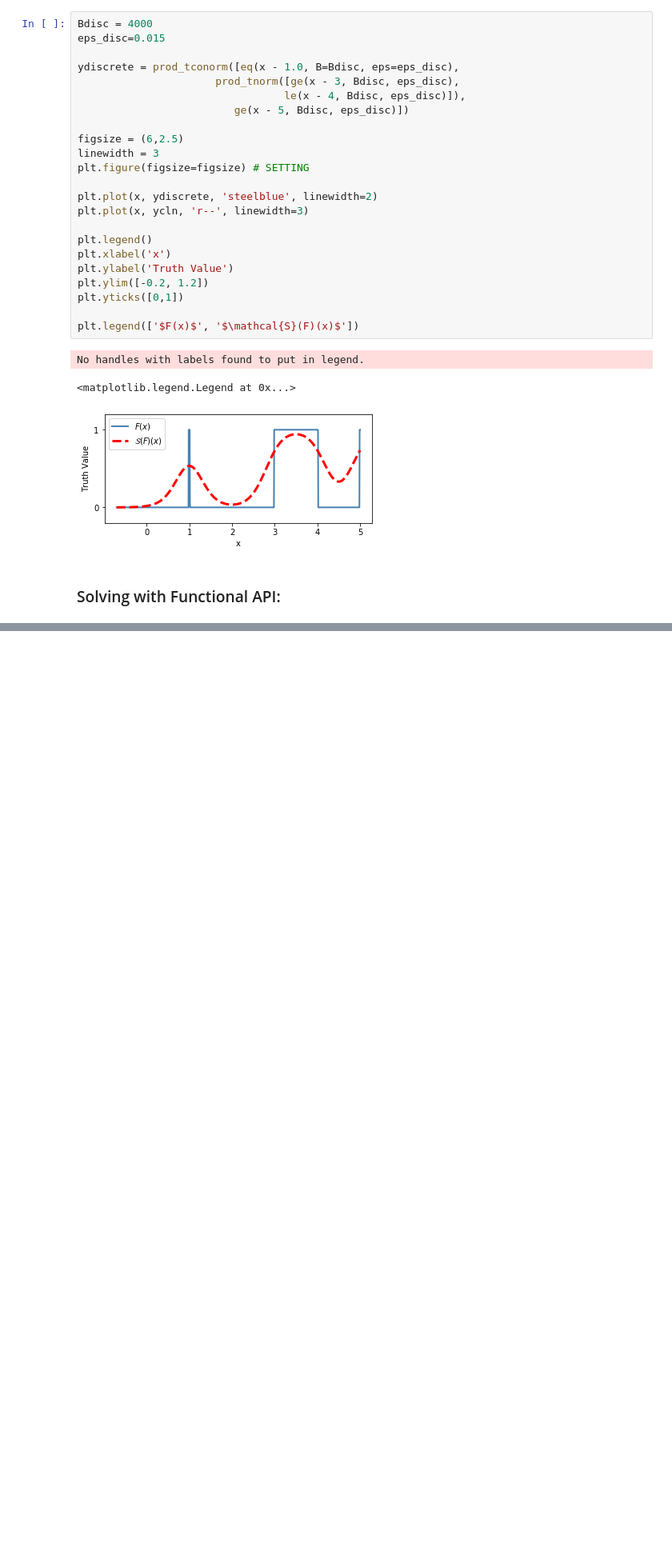
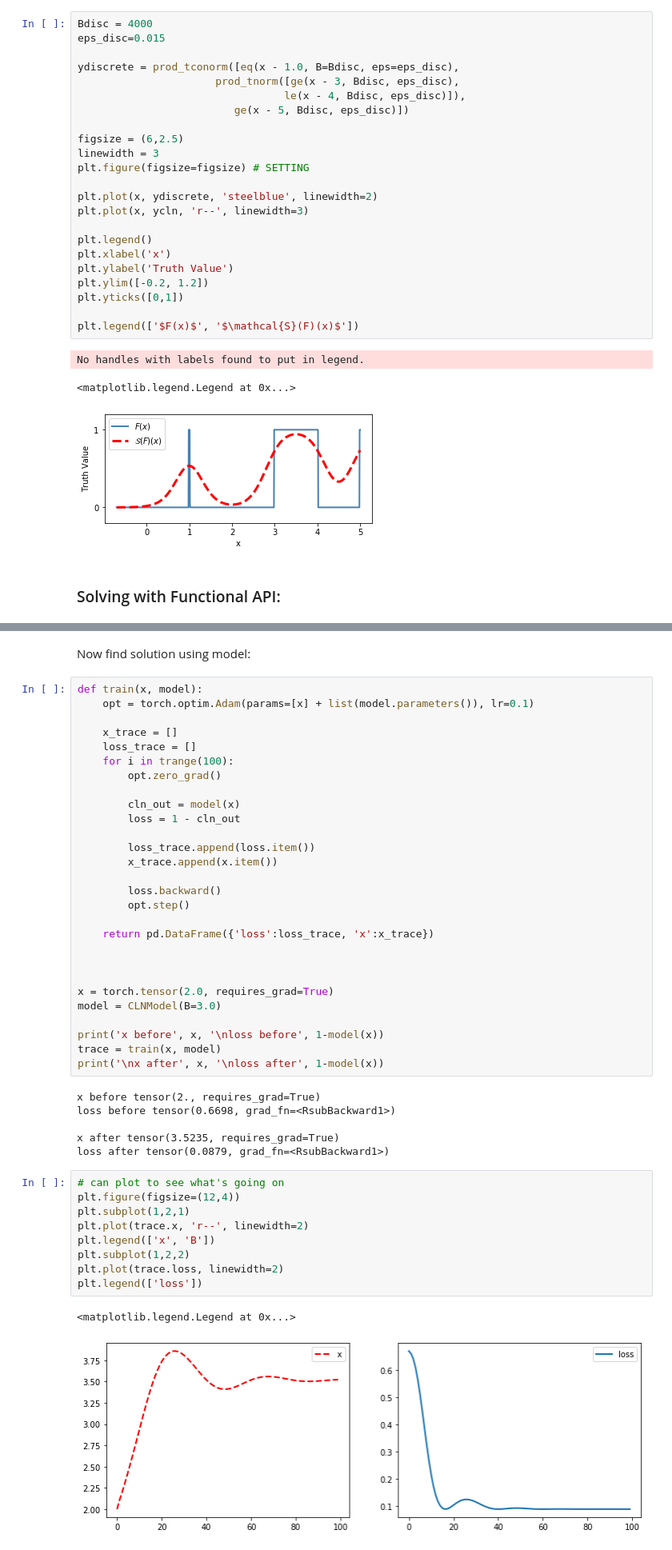
Before and after one commit to gryan11/cln_tutorial, a Jupyter notebook: tutorials/basic_construction_and_training.ipynb, the cells around one changed output, grey strips where cells are left out. Shown at 80% size. Saved outputs shown, nothing was run; the diff lists cells and outputs as text; blank space fills up the shorter version.

```diff
--- a/tutorials/basic_construction_and_training.ipynb
+++ b/tutorials/basic_construction_and_training.ipynb
@@ -73,0 +124,48 @@ No handles with labels found to put in legend.
+# %% [markdown]
+Now find solution using model:
+# %%
+def train(x, model):
+    opt = torch.optim.Adam(params=[x] + list(model.parameters()), lr=0.1)
+
+    x_trace = []
+    loss_trace = []
+    for i in trange(100):
+        opt.zero_grad()
+
+        cln_out = model(x)
+        loss = 1 - cln_out
+
+        loss_trace.append(loss.item())
+        x_trace.append(x.item())
+
+        loss.backward()
+        opt.step()
+
+    return pd.DataFrame({'loss':loss_trace, 'x':x_trace})
+
+
+
+x = torch.tensor(2.0, requires_grad=True)
+model = CLNModel(B=3.0)
+
+print('x before', x, '\nloss before', 1-model(x))
+trace = train(x, model)
+print('\nx after', x, '\nloss after', 1-model(x))
+# %% [output]
+x before tensor(2., requires_grad=True)
+loss before tensor(0.6698, grad_fn=<RsubBackward1>)
+
+x after tensor(3.5235, requires_grad=True)
+loss after tensor(0.0879, grad_fn=<RsubBackward1>)
+# %%
+# can plot to see what's going on
+plt.figure(figsize=(12,4))
+plt.subplot(1,2,1)
+plt.plot(trace.x, 'r--', linewidth=2)
+plt.legend(['x', 'B'])
+plt.subplot(1,2,2)
+plt.plot(trace.loss, linewidth=2)
+plt.legend(['loss'])
+# %% [output]
+<matplotlib.legend.Legend at 0x...>
+[figure, added]
```
Also changed, not shown: parts of 14 cells of this notebook, 1 other file.
